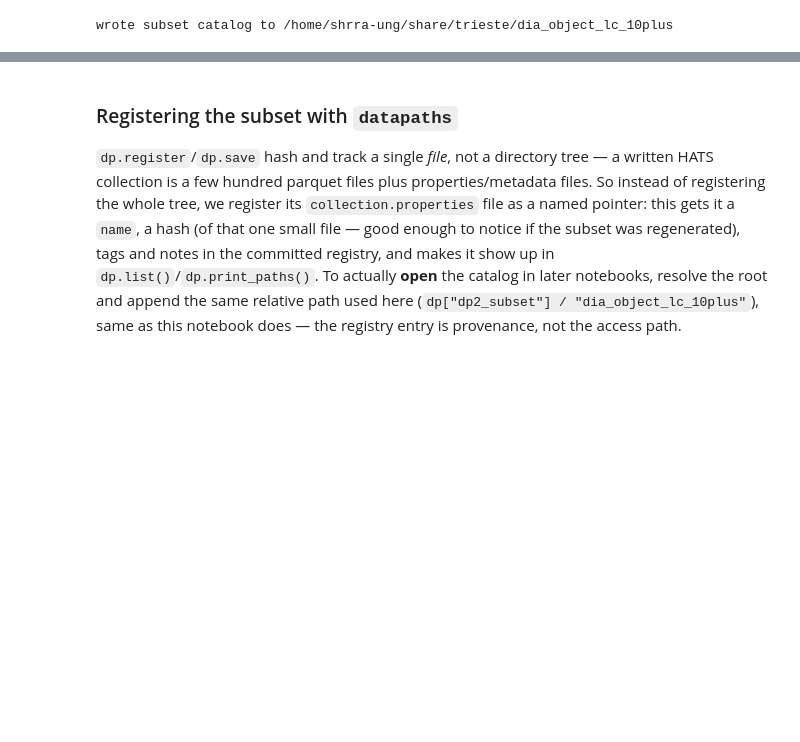
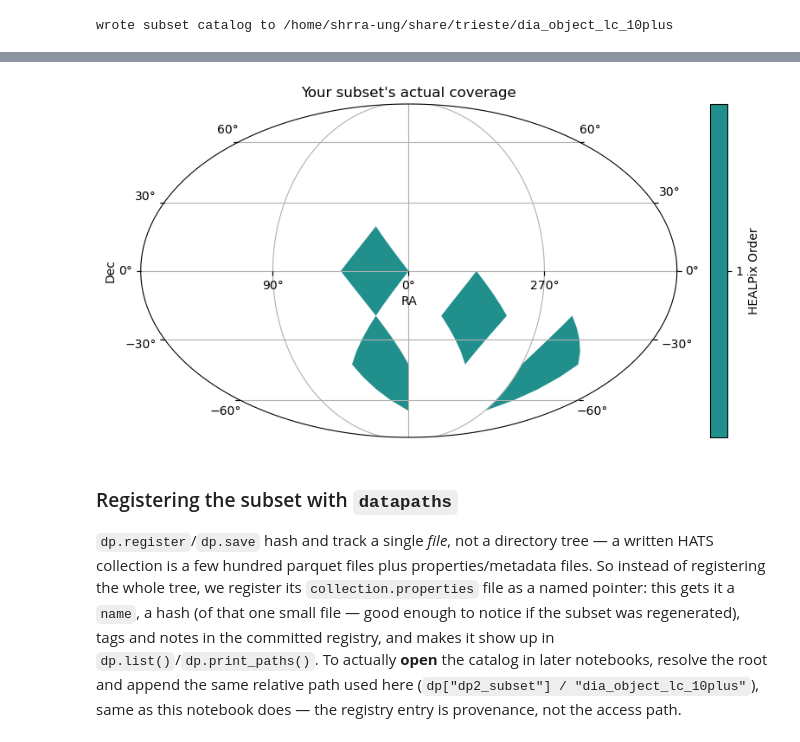
Before and after one commit to ShrRa/dp2_trieste_hands_on, a Jupyter notebook: notebooks/01_read_diaObj.ipynb, the cells around one changed output, grey strips where cells are left out. Drawn from its saved outputs; the diff is of its cells as text; code cells hidden in the pictures; blank space fills up the shorter version.

```diff
--- a/notebooks/01_read_diaObj.ipynb
+++ b/notebooks/01_read_diaObj.ipynb
@@ -271,3 +239,9 @@ wrote subset catalog to /home/shrra-ung/share/trieste/dia_object_lc_10plus
+# %%
+reopened = lsdb.open_catalog(dp["dp2_subset"] / "dia_object_lc_10plus")
+
+fig, ax = reopened.plot_pixels(plot_title="Your subset's actual coverage")
+# %% [output]
+[figure, added]
 # %% [markdown]
 ### Registering the subset with `datapaths`
 
```
Also changed, not shown: parts of 19 cells of this notebook, 3 other files.
